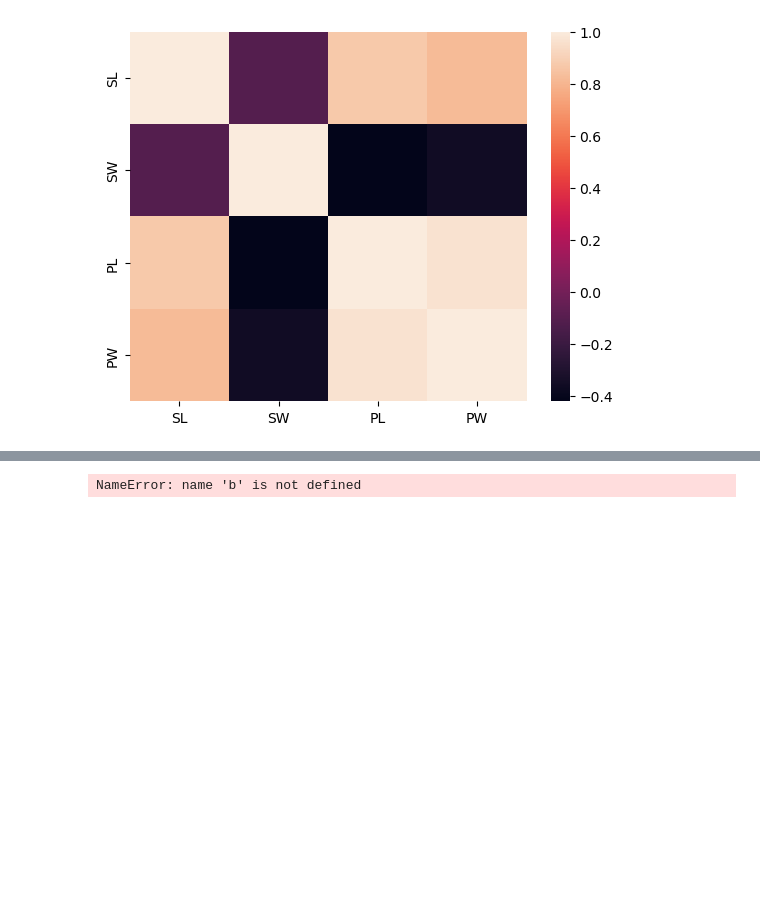
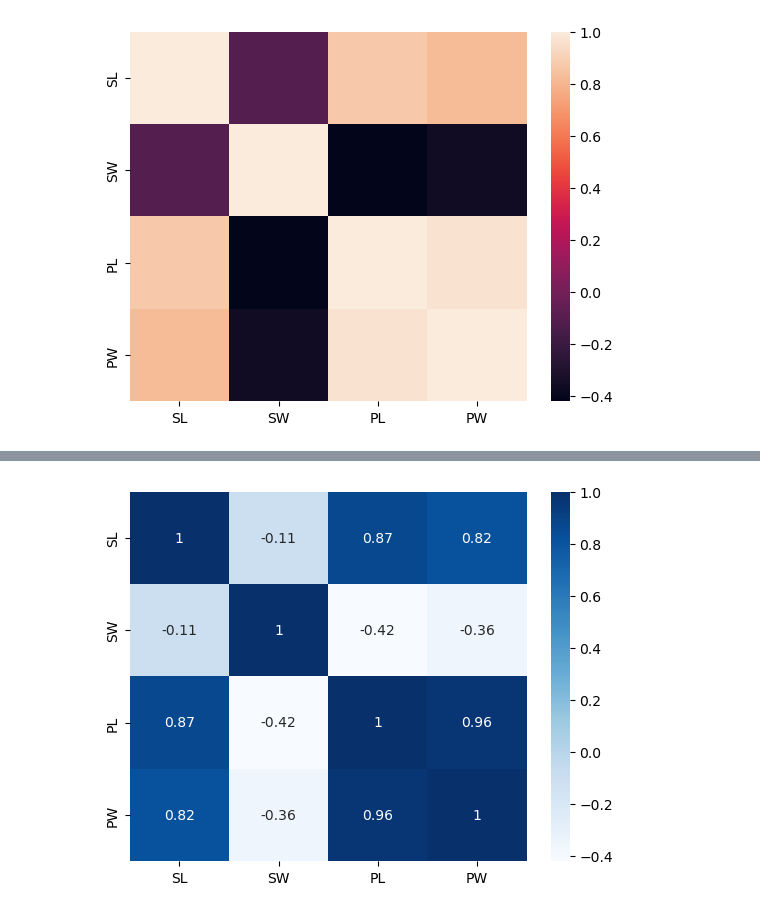
Before and after one commit to CodeByDeepankar/CTTC-AIML, a Jupyter notebook: Day11_SNS.ipynb, the cells around one changed output, grey strips where cells are left out. Cells and saved outputs as stored; diff of their text form; code cells hidden in the pictures; blank space fills up the shorter version.

```diff
--- a/Day11_SNS.ipynb
+++ b/Day11_SNS.ipynb
@@ -316,5 +338,5 @@ plt.show()
 # %%
-sns .heatmap(b, annot=b, cmap='Blues')
+sns.heatmap(C, annot=C, cmap='Blues')
 plt.show()
 # %% [output]
-NameError: name 'b' is not defined
+[figure, added]
```
Also changed, not shown: parts of 23 cells of this notebook, 7 other files.
